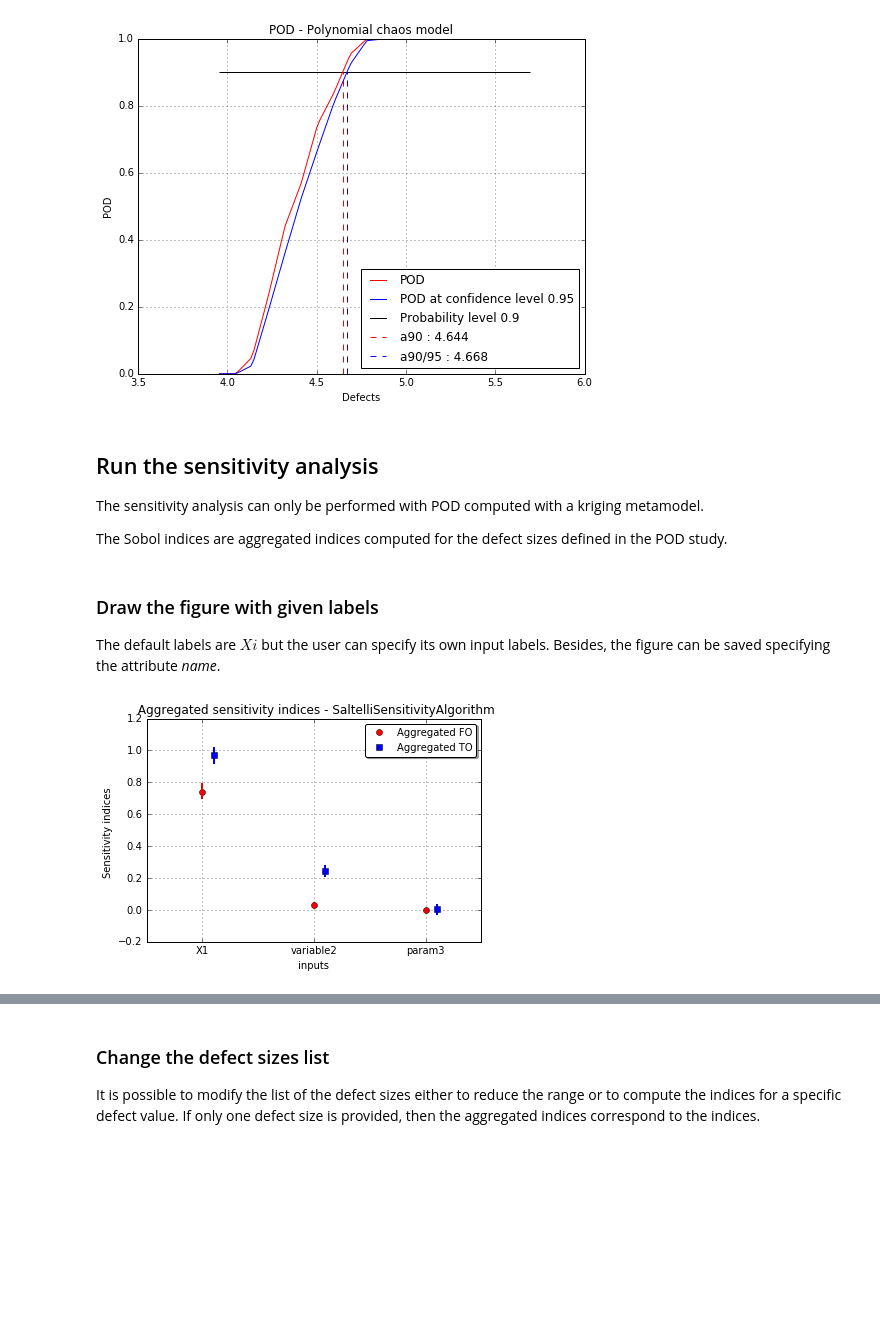
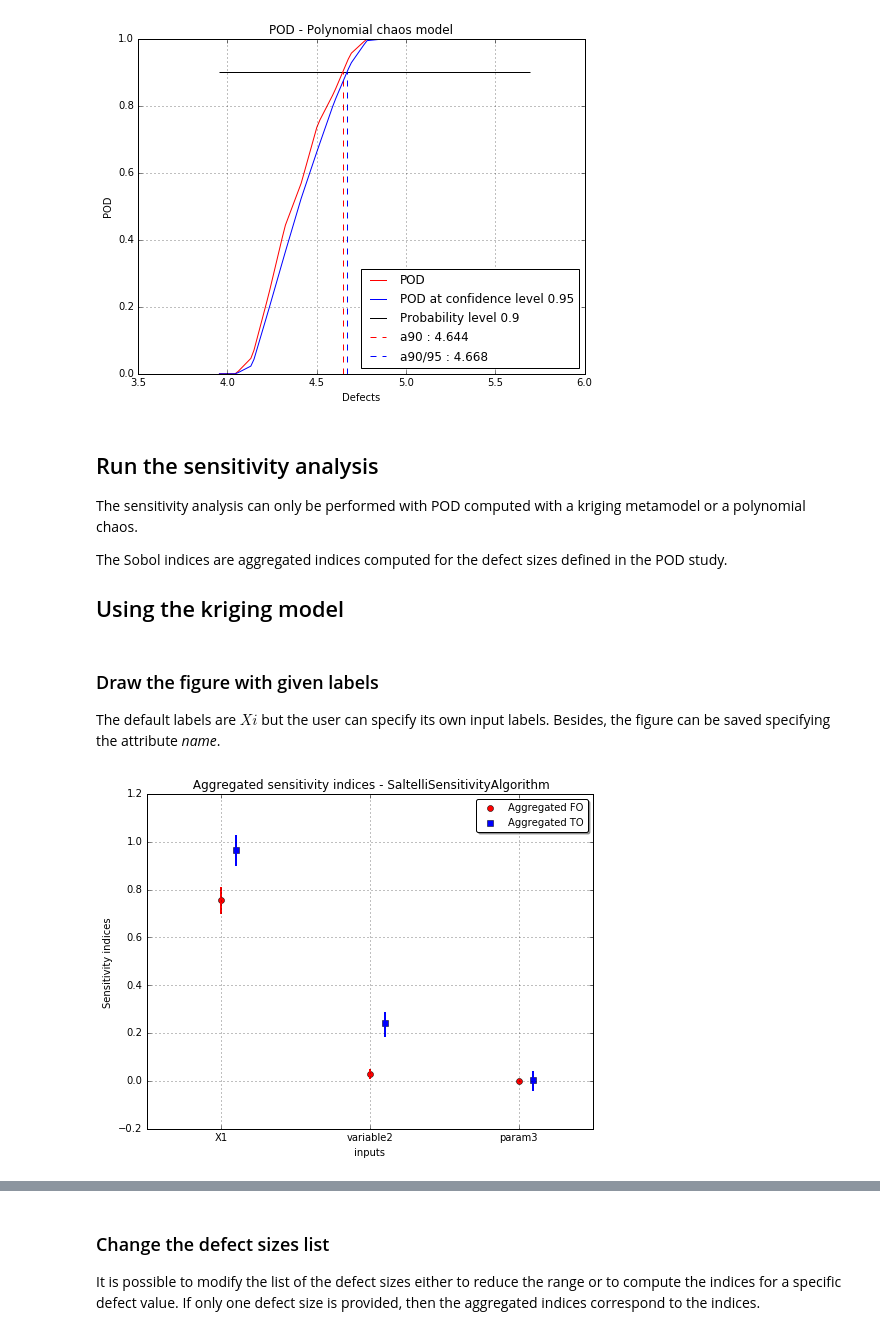
Before and after one commit to openturns/otpod, a Jupyter notebook: doc/source/examples/SobolIndices.ipynb, the cells around one changed output, grey strips where cells are left out. Drawn from its saved outputs; the diff is of its cells as text; code cells hidden in the pictures; blank space fills up the shorter version.

Commit message:
add figures for sobol indices

```diff
--- a/doc/source/examples/SobolIndices.ipynb
+++ b/doc/source/examples/SobolIndices.ipynb
@@ -105,9 +105,11 @@ fig.show()
 # %% [markdown]
 ## Run the sensitivity analysis
 
-The sensitivity analysis can only be performed with POD computed with a kriging metamodel.
+The sensitivity analysis can only be performed with POD computed with a kriging metamodel or a polynomial chaos.
 
 The Sobol indices are aggregated indices computed for the defect sizes defined in the POD study.
+
+## Using the kriging model
 # %%
 # number of simulations
 N = 1000
@@ -117,8 +119,10 @@ sobol.run()
 ### Draw the figure with given labels
 
 The default labels are $Xi$ but the user can specify its own input labels. Besides, the figure can be saved specifying the attribute *name*.
+# %%
+label = ['X1', 'variable2', 'param3']
 # %%
-fig, ax = sobol.drawIndices(['X1', 'variable2', 'param3'], name='figure/Sobol.png')
+fig, ax = sobol.drawAggregatedIndices(label, name='figure/Sobol.png')
 fig.show()
 # %% [output]
-[figure, old version]
+[figure, new version]
```
Also changed, not shown: parts of 14 cells of this notebook, 1 other file.
